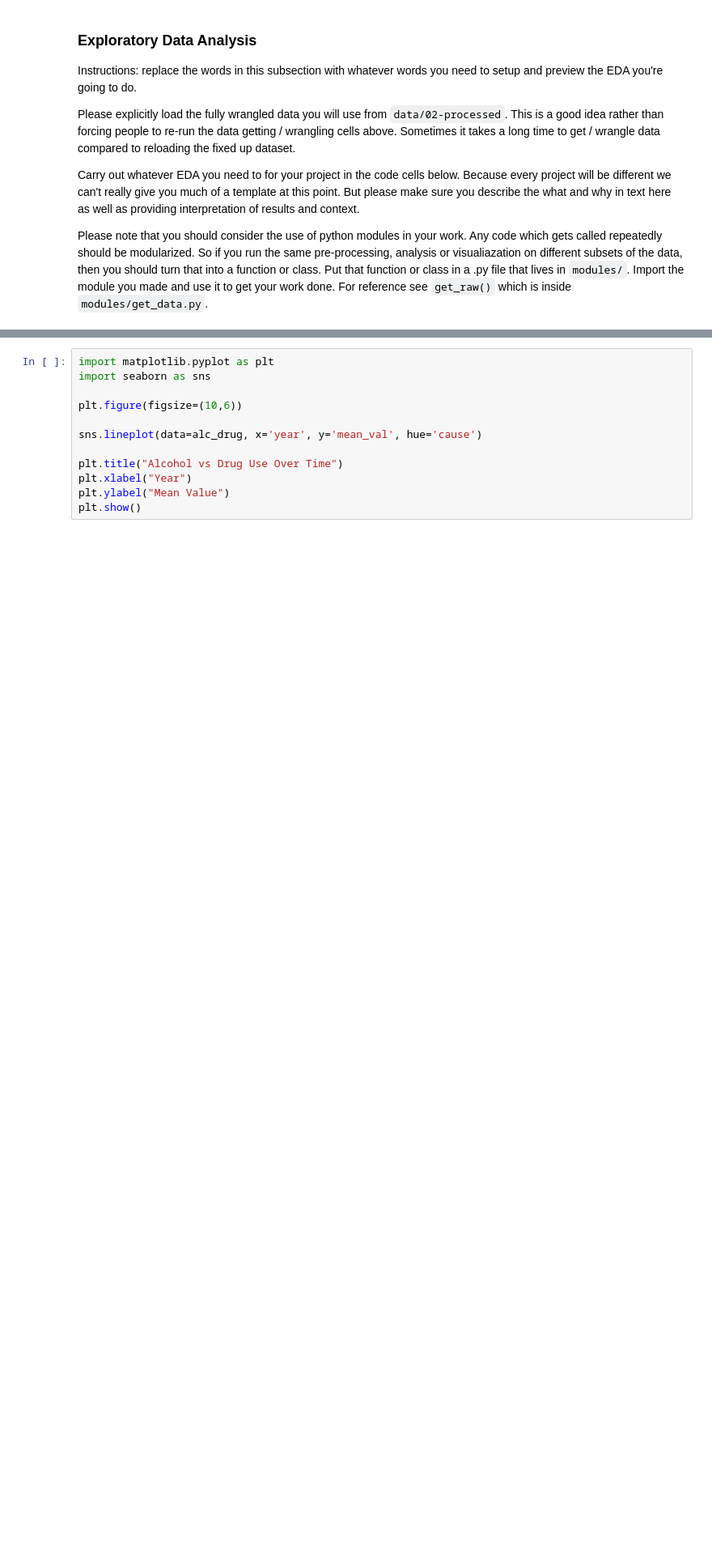
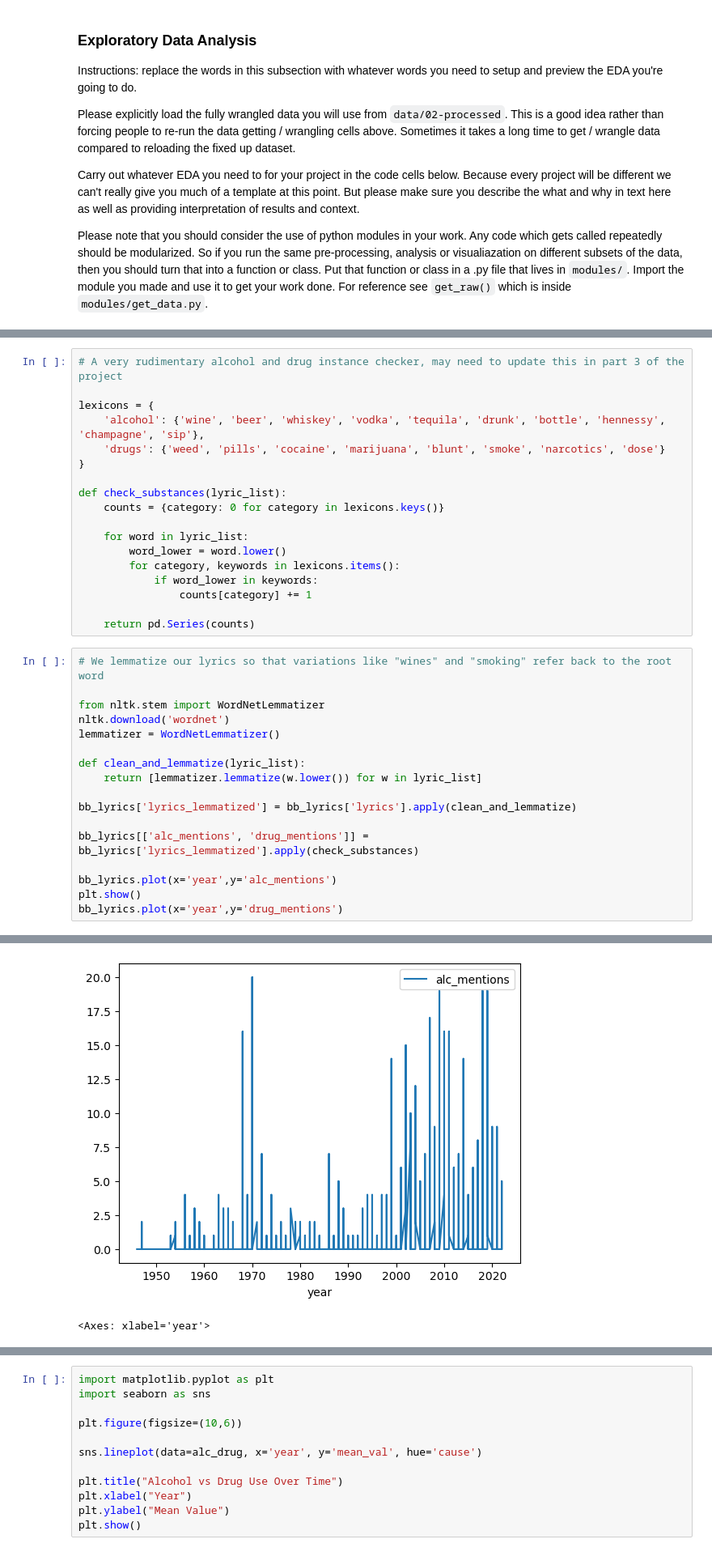
Before and after one commit to COGS108/Group104_WI26, a Jupyter notebook: 02-EDACheckpoint.ipynb, the cells around one changed output, grey strips where cells are left out. Shown at 81% size. Saved outputs shown, nothing was run; the diff lists cells and outputs as text; blank space fills up the shorter version.

```diff
--- a/02-EDACheckpoint.ipynb
+++ b/02-EDACheckpoint.ipynb
@@ -478,0 +447,36 @@ Some more words and stuff.  Remember notebooks work best if you interleave the c
+# %%
+# A very rudimentary alcohol and drug instance checker, may need to update this in part 3 of the project
+
+lexicons = {
+    'alcohol': {'wine', 'beer', 'whiskey', 'vodka', 'tequila', 'drunk', 'bottle', 'hennessy', 'champagne', 'sip'},
+    'drugs': {'weed', 'pills', 'cocaine', 'marijuana', 'blunt', 'smoke', 'narcotics', 'dose'}
+}
+
+def check_substances(lyric_list):
+    counts = {category: 0 for category in lexicons.keys()}
+
+    for word in lyric_list:
+        word_lower = word.lower()
+        for category, keywords in lexicons.items():
+            if word_lower in keywords:
+                counts[category] += 1
+
+    return pd.Series(counts)
+# %%
+# We lemmatize our lyrics so that variations like "wines" and "smoking" refer back to the root word
+
+from nltk.stem import WordNetLemmatizer
+nltk.download('wordnet')
+lemmatizer = WordNetLemmatizer()
+
+def clean_and_lemmatize(lyric_list):
+    return [lemmatizer.lemmatize(w.lower()) for w in lyric_list]
+
+bb_lyrics['lyrics_lemmatized'] = bb_lyrics['lyrics'].apply(clean_and_lemmatize)
+
+bb_lyrics[['alc_mentions', 'drug_mentions']] = bb_lyrics['lyrics_lemmatized'].apply(check_substances)
+
+bb_lyrics.plot(x='year',y='alc_mentions')
+plt.show()
+bb_lyrics.plot(x='year',y='drug_mentions')
+# %% [output]
@@ -478,0 +485,2 @@ Some more words and stuff.  Remember notebooks work best if you interleave the c
+[figure, added]
+<Axes: xlabel='year'>
```
Also changed, not shown: parts of 46 cells of this notebook.
